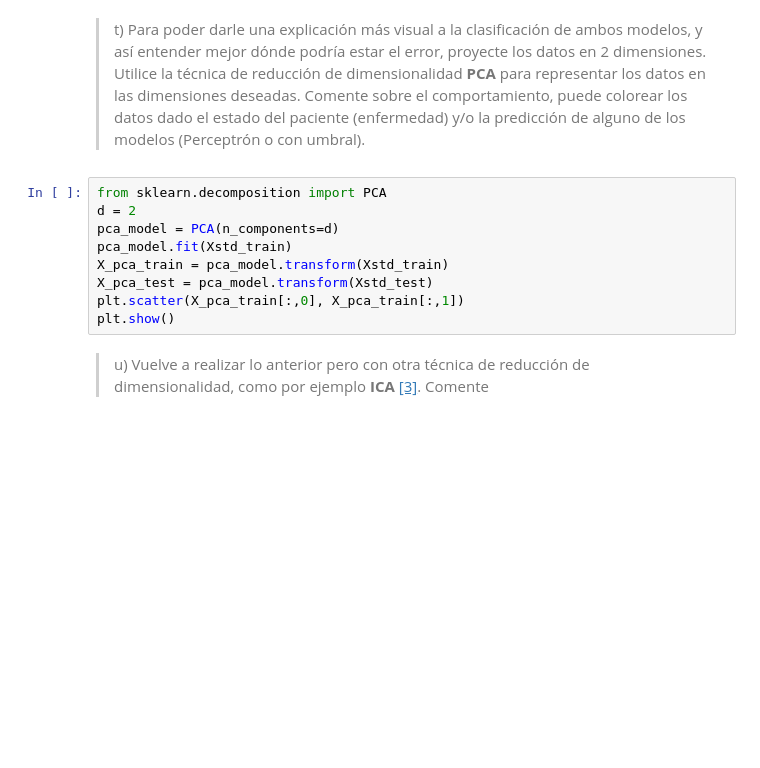
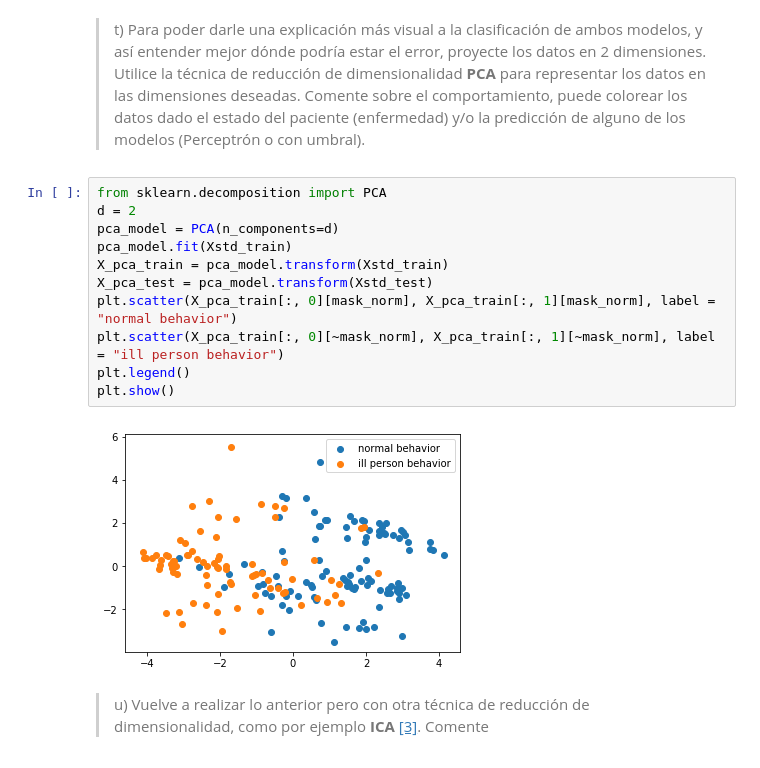
Before and after one commit to Sebaatd/MachineLearning-T1, a Jupyter notebook: Enunciado.ipynb, the cells around one changed output. Drawn from its saved outputs; the diff is of its cells as text; blank space fills up the shorter version.

```diff
--- a/Enunciado.ipynb
+++ b/Enunciado.ipynb
@@ -495,12 +629,16 @@ print("Score test: ",accuracy_score(class_label_test, pred_test))
 # %%
 from sklearn.decomposition import PCA
 d = 2
 pca_model = PCA(n_components=d)
 pca_model.fit(Xstd_train)
 X_pca_train = pca_model.transform(Xstd_train)
 X_pca_test = pca_model.transform(Xstd_test)
-plt.scatter(X_pca_train[:,0], X_pca_train[:,1])
+plt.scatter(X_pca_train[:, 0][mask_norm], X_pca_train[:, 1][mask_norm], label = "normal behavior")
+plt.scatter(X_pca_train[:, 0][~mask_norm], X_pca_train[:, 1][~mask_norm], label = "ill person behavior")
+plt.legend()
 plt.show()
+# %% [output]
+[figure, added]
 # %% [markdown]
 > u) Vuelve a realizar lo anterior pero con otra técnica de reducción de dimensionalidad, como por ejemplo **ICA** [[3]](#refs). Comente
 # %%
```
Also changed, not shown: parts of 21 cells of this notebook, 4 other files.
